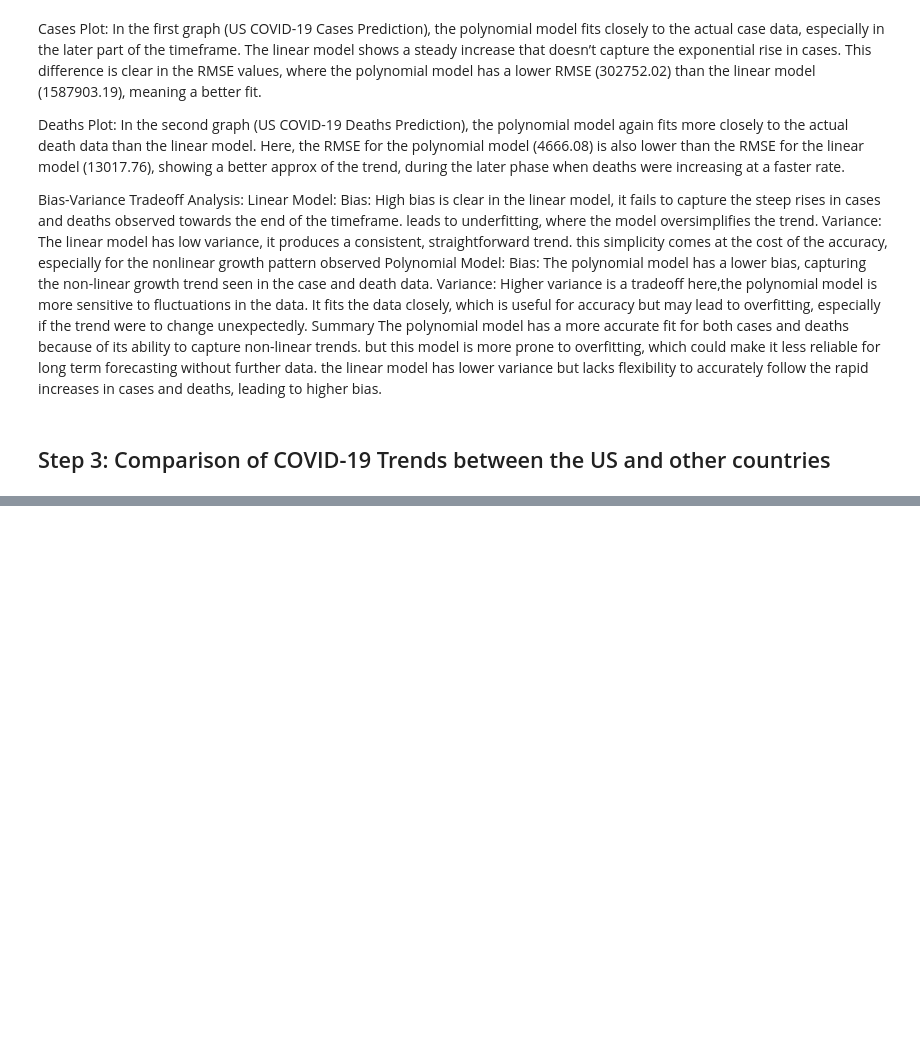
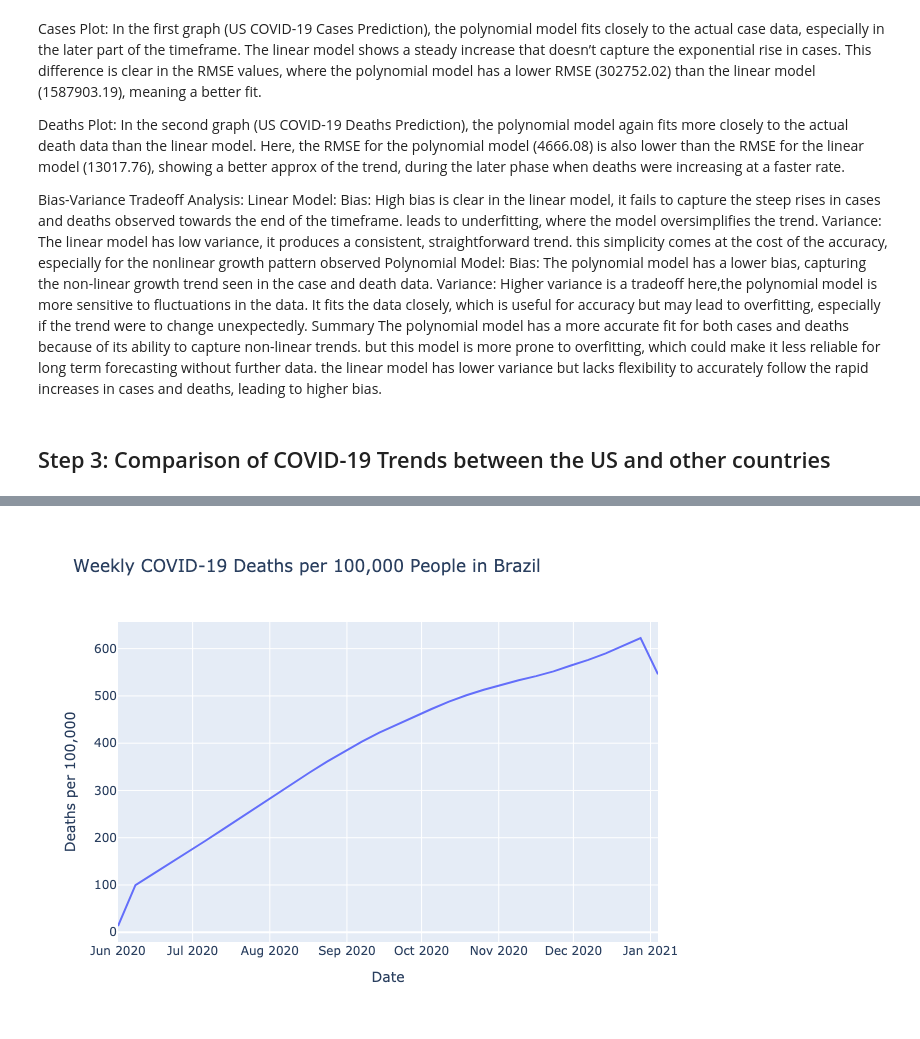
Before and after one commit to saraabu/group-5-, a Jupyter notebook: Stage IV/Group Work/stage4teamwork.ipynb, the cells around one changed output, grey strips where cells are left out. Saved outputs shown, nothing was run; the diff lists cells and outputs as text; code cells hidden in the pictures; blank space fills up the shorter version.

```diff
--- a/Stage IV/Group Work/stage4teamwork.ipynb
+++ b/Stage IV/Group Work/stage4teamwork.ipynb
@@ -153,0 +177,4 @@ next country :
+# %%
+display.Image("CSC405/project_1_py/images/fig_brazil_deaths.png")
+# %% [output]
+[figure, added]
```
Also changed, not shown: parts of 4 cells of this notebook, 2 other files.
